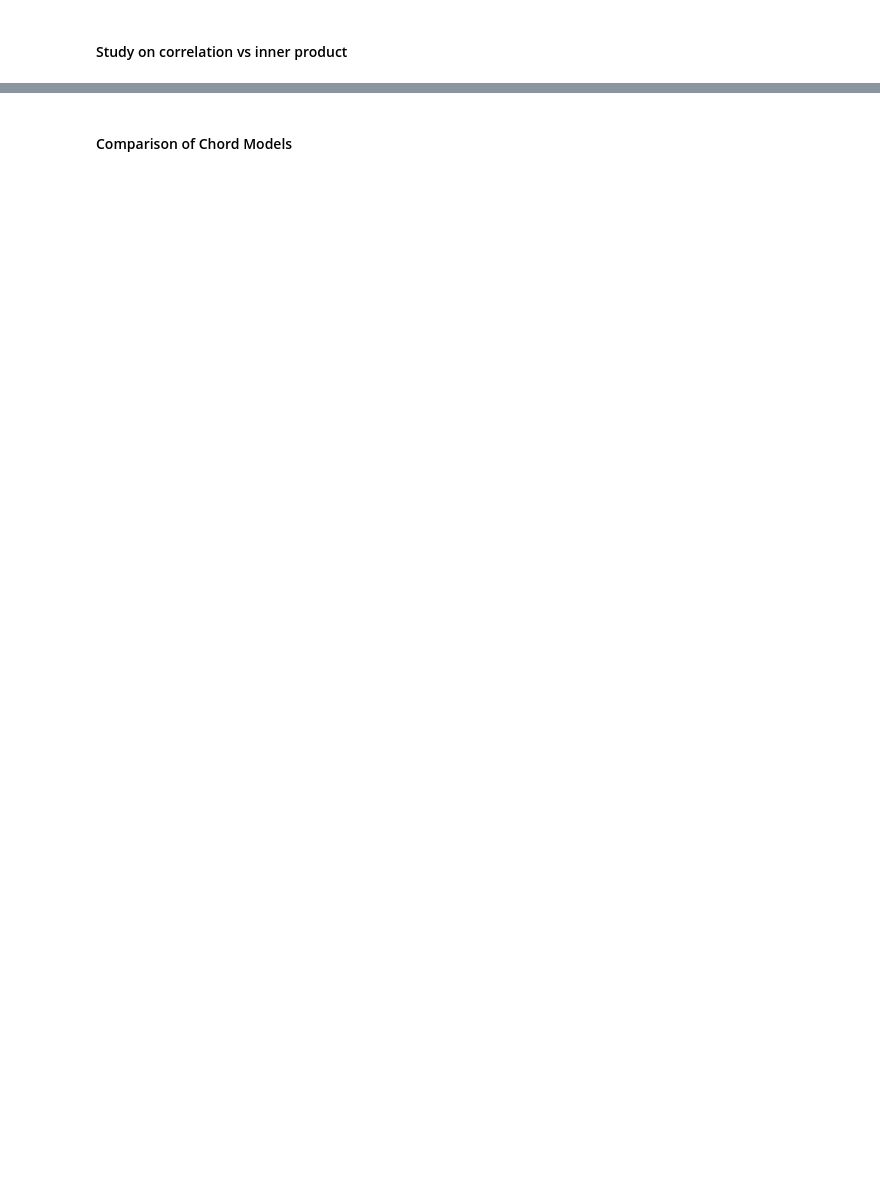
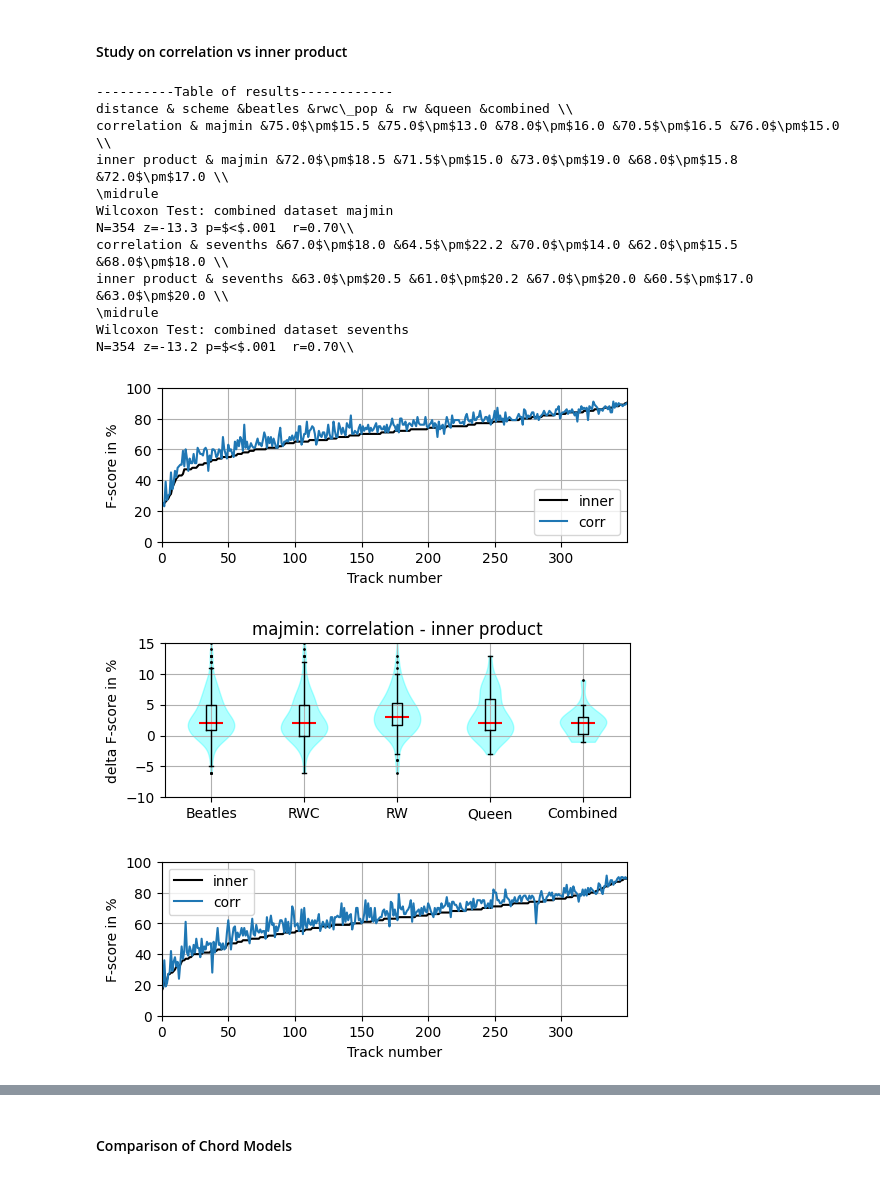
Before and after one commit to Maushax-jpg/chord-recognition, a Jupyter notebook: acr_evaluation.ipynb, the cells around one changed output, grey strips where cells are left out. Saved outputs shown, nothing was run; the diff lists cells and outputs as text; code cells hidden in the pictures; blank space fills up the shorter version.

```diff
--- a/acr_evaluation.ipynb
+++ b/acr_evaluation.ipynb
@@ -430,31 +511,49 @@ print(header)
 for alphabet in ["majmin","sevenths"]:
     results_corr,results_inner,results_deltas,track_list = getResults("../results/distance_measure.hdf5",alphabet,False)
     printRow(results_corr,"correlation",alphabet)
     printRow(results_inner,"inner product",alphabet)
     print("\\midrule")
 
     # plot sorted results
     index = np.argsort(results_inner["combined"])
     fig,ax = plt.subplots(figsize=(6,2))
     ax.plot(np.array(results_inner["combined"])[index],'k')
     ax.plot(np.array(results_corr["combined"])[index])
     ax.grid()
     ax.set_ylabel("F-score in %")
     ax.set_xlim(0,349)
     ax.set_xlabel("Track number")
     ax.set_ylim(0,100)
     ax.legend(["inner","corr"])
     # fig.savefig(f"../latex/figures/corr_sorted_{alphabet}.png")
 
     # plot deltas
     fig,ax = plt.subplots(figsize=(6,2))
     utils.create_violinplot(ax,[x for x in results_deltas.values()],xlabels)
     ax.set_ylabel("delta F-score in %")
     # fig.savefig(f"../latex/figures/corr_delta_{alphabet}.png")
-
+    ax.set_title(f"{alphabet}: correlation - inner product")
+    ax.set_ylim(-10,15)
+    fig.savefig(f"../Präsentation/figures/corr_delta_{alphabet}.png")
     print(f"Wilcoxon Test: combined dataset {alphabet}")
     (N,p,z,r) = utils.wilcoxonTest(results_deltas["combined"])
     if p < 0.001:
         print(f"N={N} z={z:0.1f} p=$<$.001  r={r:0.2f}\\\\")
     else:
         print(f"N={N} z={z:0.1f} p={p:0.3f} r={r:0.2f}\\\\")
+# %% [output]
+----------Table of results------------
+distance & scheme &beatles &rwc\_pop & rw &queen &combined \\
+correlation & majmin &75.0$\pm$15.5 &75.0$\pm$13.0 &78.0$\pm$16.0 &70.5$\pm$16.5 &76.0$\pm$15.0 \\
+inner product & majmin &72.0$\pm$18.5 &71.5$\pm$15.0 &73.0$\pm$19.0 &68.0$\pm$15.8 &72.0$\pm$17.0 \\
+\midrule
+Wilcoxon Test: combined dataset majmin
+N=354 z=-13.3 p=$<$.001  r=0.70\\
+correlation & sevenths &67.0$\pm$18.0 &64.5$\pm$22.2 &70.0$\pm$14.0 &62.0$\pm$15.5 &68.0$\pm$18.0 \\
+inner product & sevenths &63.0$\pm$20.5 &61.0$\pm$20.2 &67.0$\pm$20.0 &60.5$\pm$17.0 &63.0$\pm$20.0 \\
+\midrule
+Wilcoxon Test: combined dataset sevenths
+N=354 z=-13.2 p=$<$.001  r=0.70\\
+[figure, added]
+[figure, added]
+[figure, added]
```
Also changed, not shown: parts of 8 cells of this notebook, 2 other files.
